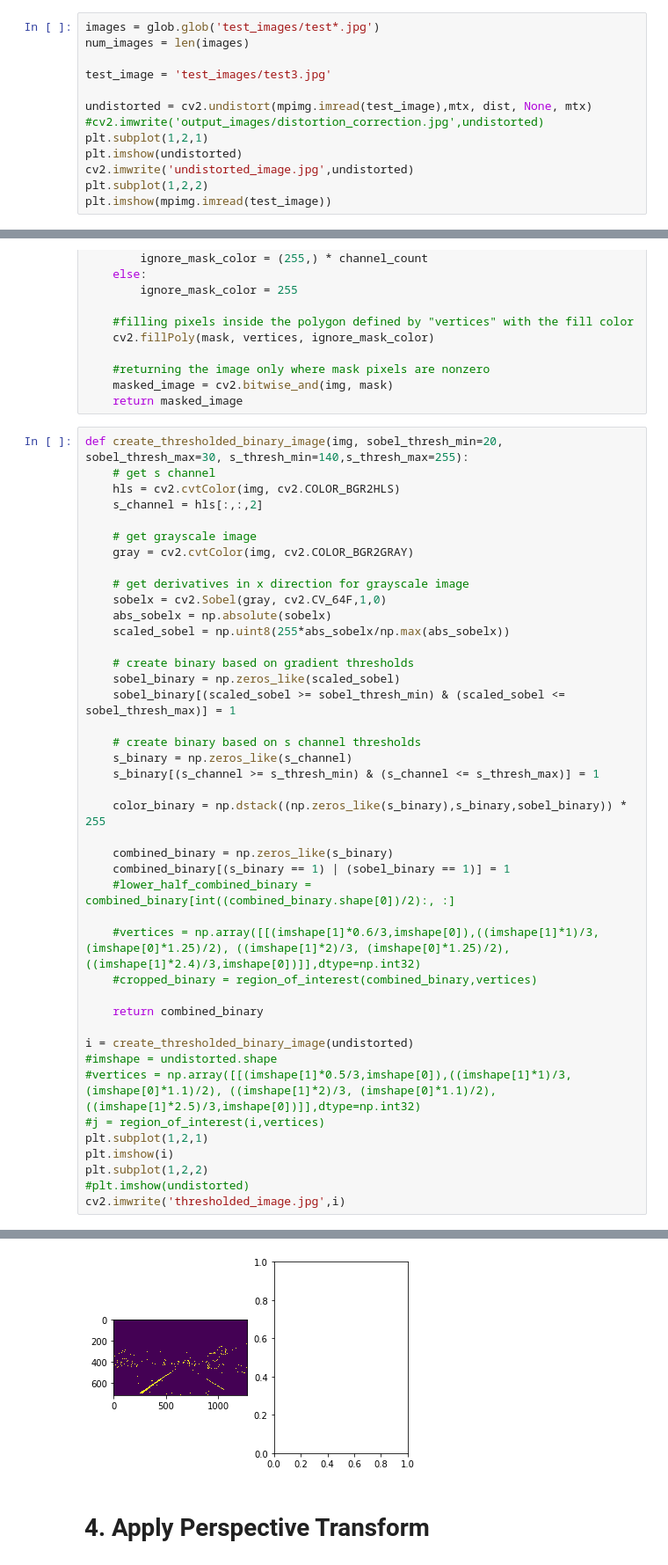
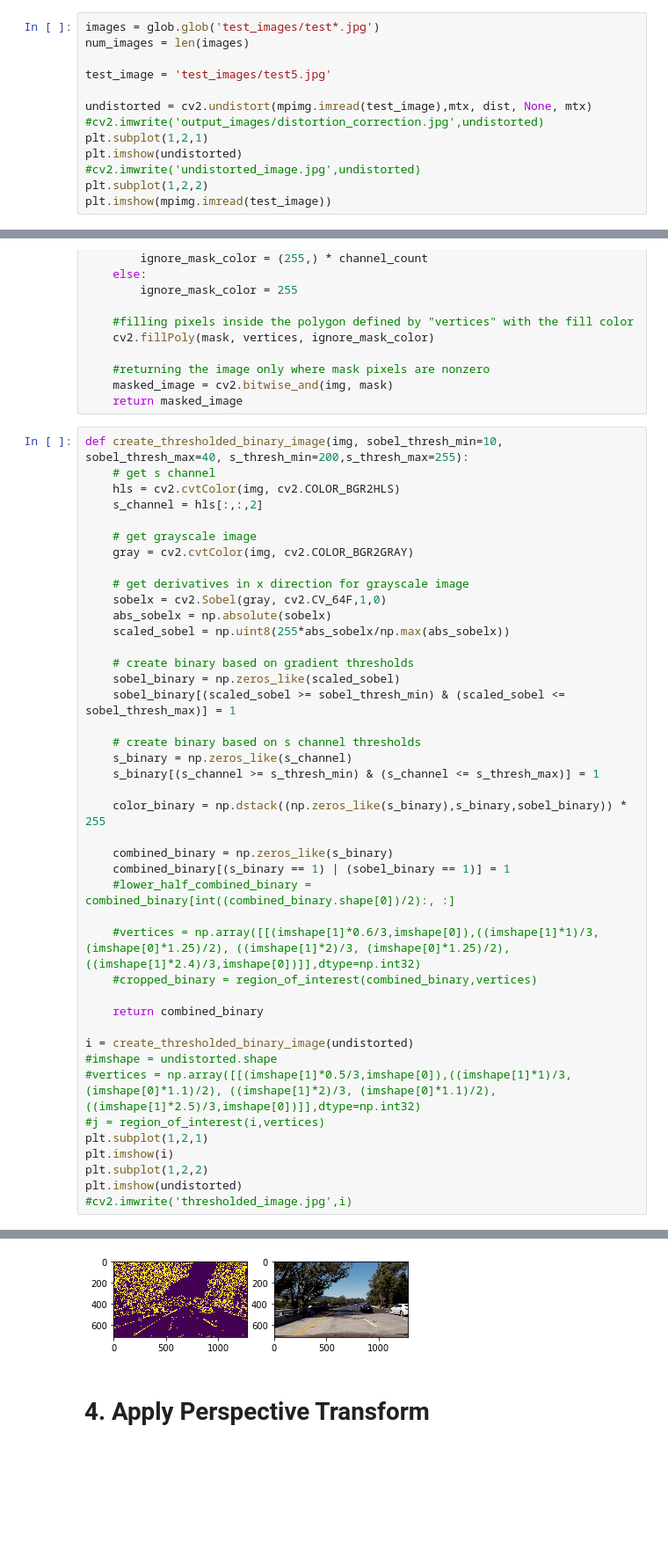
Before and after one commit to jonakola/sdc, a Jupyter notebook: advanced_lane_finding_pipeline.ipynb, the cells around one changed output, grey strips where cells are left out. Shown: that part at 88% size. Cells and saved outputs as stored; diff of their text form; blank space fills up the shorter version.

```diff
--- a/advanced_lane_finding_pipeline.ipynb
+++ b/advanced_lane_finding_pipeline.ipynb
@@ -65,13 +65,13 @@ mtx, dist = calibrate_camera('camera_cal/calibration*.jpg')
 images = glob.glob('test_images/test*.jpg')
 num_images = len(images)
 
-test_image = 'test_images/test3.jpg'
+test_image = 'test_images/test5.jpg'
 
 undistorted = cv2.undistort(mpimg.imread(test_image),mtx, dist, None, mtx)
 #cv2.imwrite('output_images/distortion_correction.jpg',undistorted)
 plt.subplot(1,2,1)
 plt.imshow(undistorted)
-cv2.imwrite('undistorted_image.jpg',undistorted)
+#cv2.imwrite('undistorted_image.jpg',undistorted)
 plt.subplot(1,2,2)
 plt.imshow(mpimg.imread(test_image))
 # %% [output]
@@ -105,7 +105,7 @@ def region_of_interest(img, vertices):
     masked_image = cv2.bitwise_and(img, mask)
     return masked_image
 # %%
-def create_thresholded_binary_image(img, sobel_thresh_min=20, sobel_thresh_max=30, s_thresh_min=140,s_thresh_max=255):
+def create_thresholded_binary_image(img, sobel_thresh_min=10, sobel_thresh_max=40, s_thresh_min=200,s_thresh_max=255):
     # get s channel
     hls = cv2.cvtColor(img, cv2.COLOR_BGR2HLS)
     s_channel = hls[:,:,2]
@@ -144,6 +144,6 @@ i = create_thresholded_binary_image(undistorted)
 plt.subplot(1,2,1)
 plt.imshow(i)
 plt.subplot(1,2,2)
-#plt.imshow(undistorted)
-cv2.imwrite('thresholded_image.jpg',i)
+plt.imshow(undistorted)
+#cv2.imwrite('thresholded_image.jpg',i)
 # %% [output]
@@ -151,4 +151,4 @@ True
-[figure, old version]
+[figure, new version]
 # %% [markdown]
 # 4. Apply Perspective Transform
 # %%
```
Also changed, not shown: parts of 9 cells of this notebook, 1 other file.
